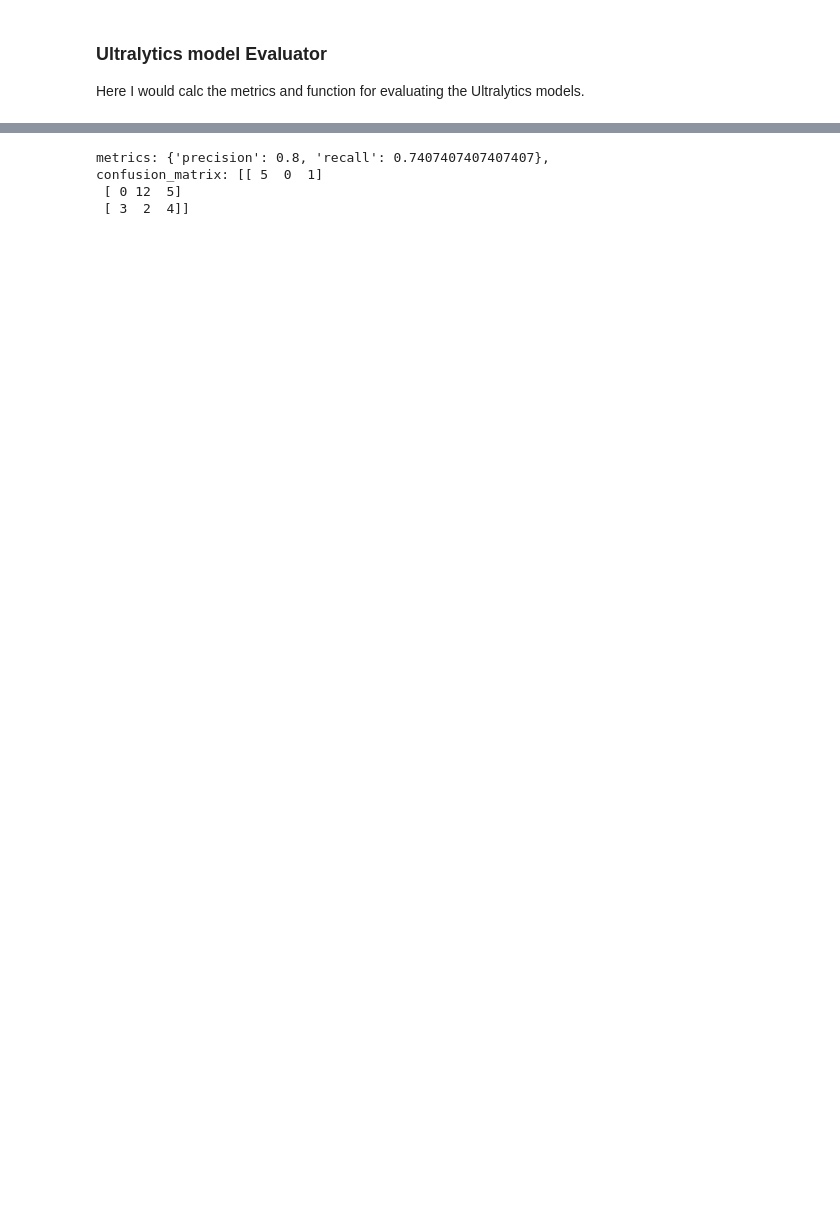
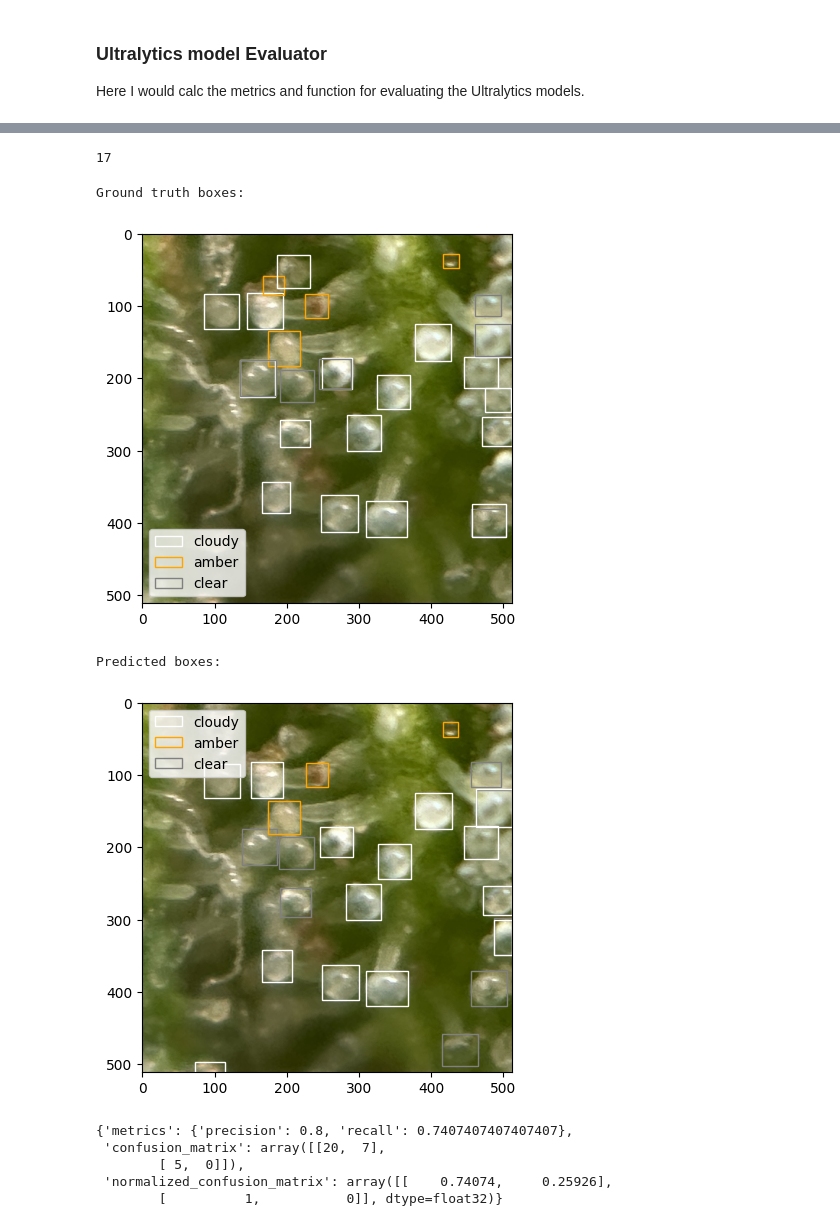
Before and after one commit to elorberb/thesis, a Jupyter notebook: src/segmentation/evaluation/evaluator.ipynb, the cells around one changed output, grey strips where cells are left out. Drawn from its saved outputs; the diff is of its cells as text; code cells hidden in the pictures; blank space fills up the shorter version.

Commit message:
write all the ultralyrics and detectron2 evaluator classes after assesing the results manually in evaluator notebook

```diff
--- a/src/segmentation/evaluation/evaluator.ipynb
+++ b/src/segmentation/evaluation/evaluator.ipynb
@@ -102,4 +2,6 @@ def parse_yolo_output(outputs):
 ### Ultralytics model Evaluator
 Here I would calc the metrics and function for evaluating the Ultralytics models.
 # %%
-image = "/home/etaylor/images/processed_images/cannabis_patches/week9_15_06_2023/3x_regular/IMG_2157/IMG_2157_p4.png"
+image_path = "/home/etaylor/images/processed_images/cannabis_patches/week9_15_06_2023/3x_regular/IMG_2157/IMG_2157_p4.png"
+annotation_path = '/home/etaylor/code_projects/thesis/segments/etaylor_cannabis_patches_train_26-04-2024_15-44-44/annotations/yolo_split/labels/IMG_2157_p4.txt'
+img_size = 512
@@ -115,4 +10,4 @@ from ultralytics import YOLO
 
 yolov8_checkpoint = "/home/etaylor/code_projects/thesis/src/segmentation/notebooks/ultralytics/runs/old/train16/weights/best.pt"
 predictor = YOLO(yolov8_checkpoint)
-outputs = predictor(image, imgsz=512, verbose=False, conf=0.3)
+outputs = predictor(image_path, imgsz=512, verbose=False, conf=0.3)
@@ -218,10 +14,31 @@ def evaluate_predictions(gt_boxes, pred_boxes, num_classes, iou_thresh=0.5):
-# %%
-predictions = outputs[0].boxes.data
-
-result = evaluate_predictions(ground_truths, predictions, num_classes=3)
-print(f"metrics: {result['metrics']}, \nconfusion_matrix: {result['confusion_matrix']}")
-# %% [output]
-metrics: {'precision': 0.8, 'recall': 0.7407407407407407},
-confusion_matrix: [[ 5  0  1]
- [ 0 12  5]
- [ 3  2  4]]
+# %%
+from src.segmentation.evaluation.ultralytics_evaluator import UltralyticsEvaluator
+evaluator = UltralyticsEvaluator(num_classes=3, image_size=512)
+# %%
+gt_boxes = evaluator.parse_annotations(file_path=annotation_path)
+pred_boxes = evaluator.parse_model_outputs(outputs)
+# %%
+# count the clear ground truth boxes
+len([box for box in gt_boxes if box['class_id'] == 1])
+# %% [output]
+17
+# %%
+# plot the ground truth and predicted boxes
+print("Ground truth boxes:")
+evaluator.plot_boxes(image_path, gt_boxes, is_ground_truth=False)
+print("Predicted boxes:")
+evaluator.plot_boxes(image_path, pred_boxes, is_ground_truth=False)
+# %% [output]
+Ground truth boxes:
+[figure, added]
+Predicted boxes:
+[figure, added]
+# %%
+eval_results = evaluator.evaluate(gt_boxes, pred_boxes, single_class=True, iou_thresh=0.5)
+eval_results
+# %% [output]
+{'metrics': {'precision': 0.8, 'recall': 0.7407407407407407},
+ 'confusion_matrix': array([[20,  7],
+        [ 5,  0]]),
+ 'normalized_confusion_matrix': array([[    0.74074,     0.25926],
+        [          1,           0]], dtype=float32)}
```
Also changed, not shown: parts of 29 cells of this notebook, 5 other files.
